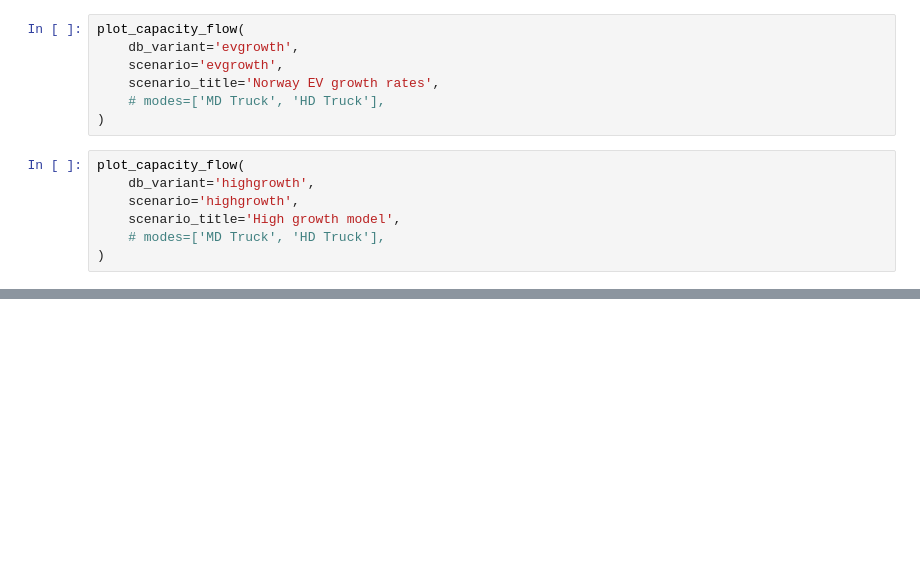
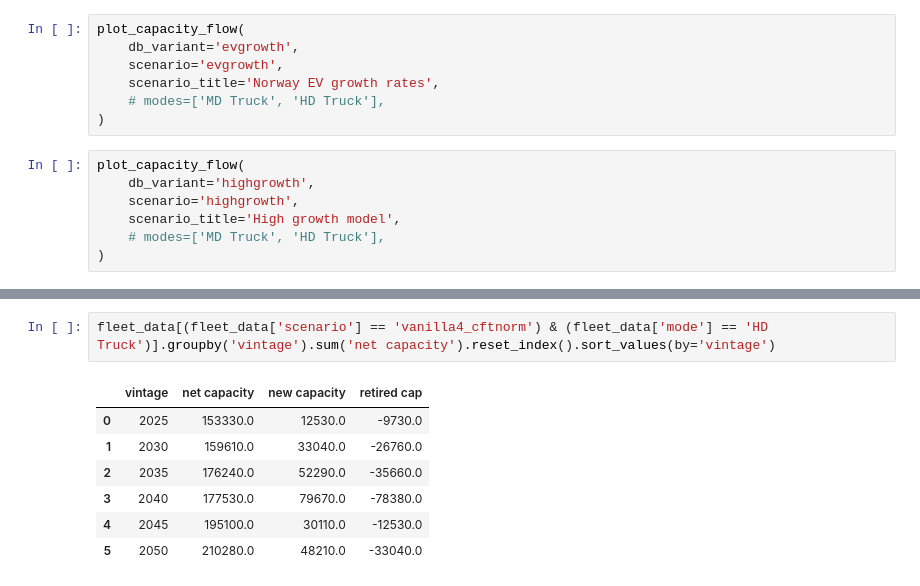
Before and after one commit to CANOE-main/canoe-transportation, a Jupyter notebook: results_analysis/db_results_growth.ipynb, the cells around one changed output, grey strips where cells are left out. Saved outputs shown, nothing was run; the diff lists cells and outputs as text; blank space fills up the shorter version.

```diff
--- a/results_analysis/db_results_growth.ipynb
+++ b/results_analysis/db_results_growth.ipynb
@@ -372,3 +353,13 @@ fleet_data
+# %%
+fleet_data[(fleet_data['scenario'] == 'vanilla4_cftnorm') & (fleet_data['mode'] == 'HD Truck')].groupby('vintage').sum('net capacity').reset_index().sort_values(by='vintage')
+# %% [output]
+|  | vintage | net capacity | new capacity | retired cap |
+| 0 | 2025 | 153330.0 | 12530.0 | -9730.0 |
+| 1 | 2030 | 159610.0 | 33040.0 | -26760.0 |
+| 2 | 2035 | 176240.0 | 52290.0 | -35660.0 |
+| 3 | 2040 | 177530.0 | 79670.0 | -78380.0 |
+| 4 | 2045 | 195100.0 | 30110.0 | -12530.0 |
+| 5 | 2050 | 210280.0 | 48210.0 | -33040.0 |
 # %%
 def plot_capacity_flow_multicat(
         df,
```
Also changed, not shown: parts of 8 cells of this notebook, 40 other files.
